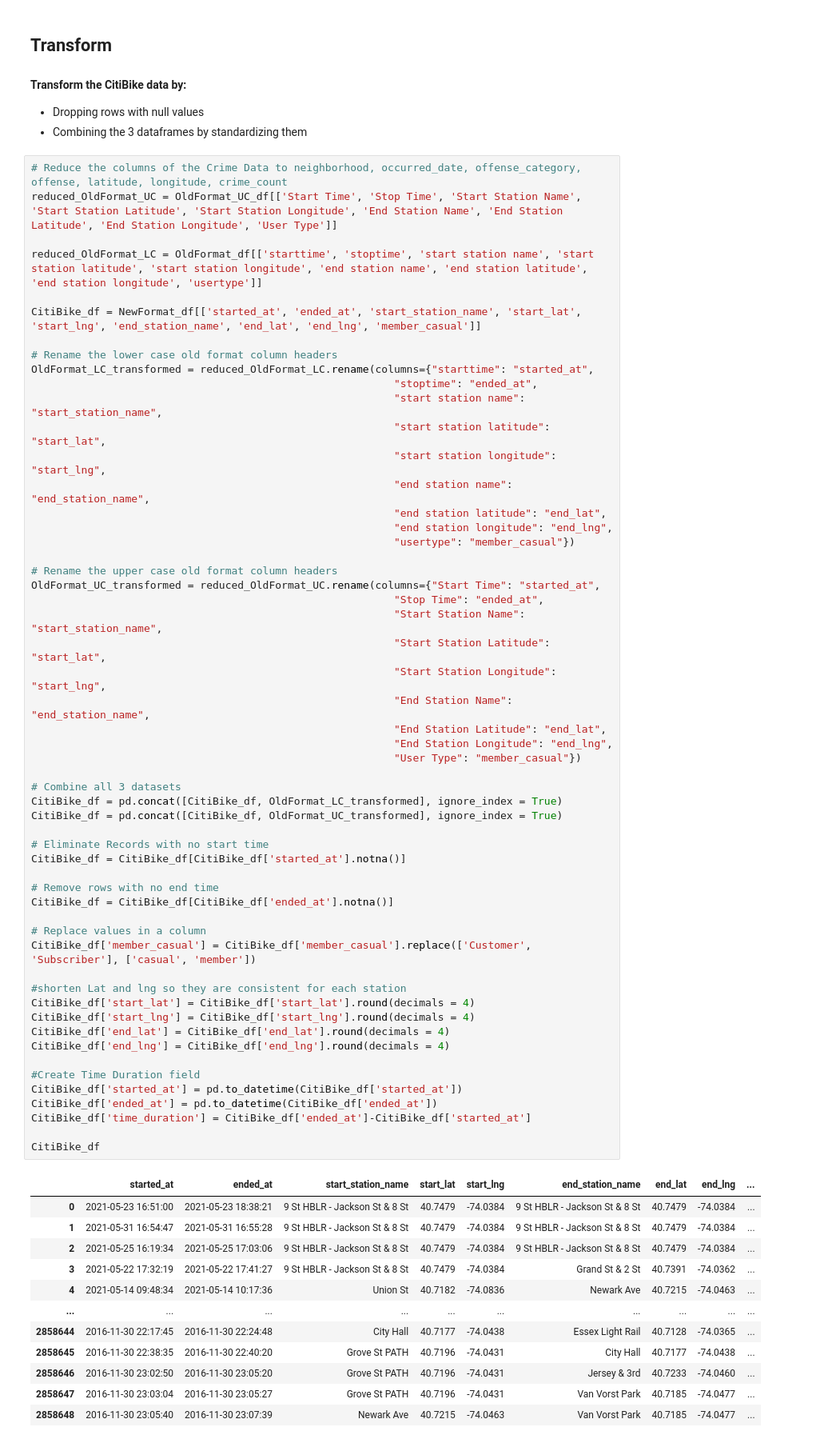
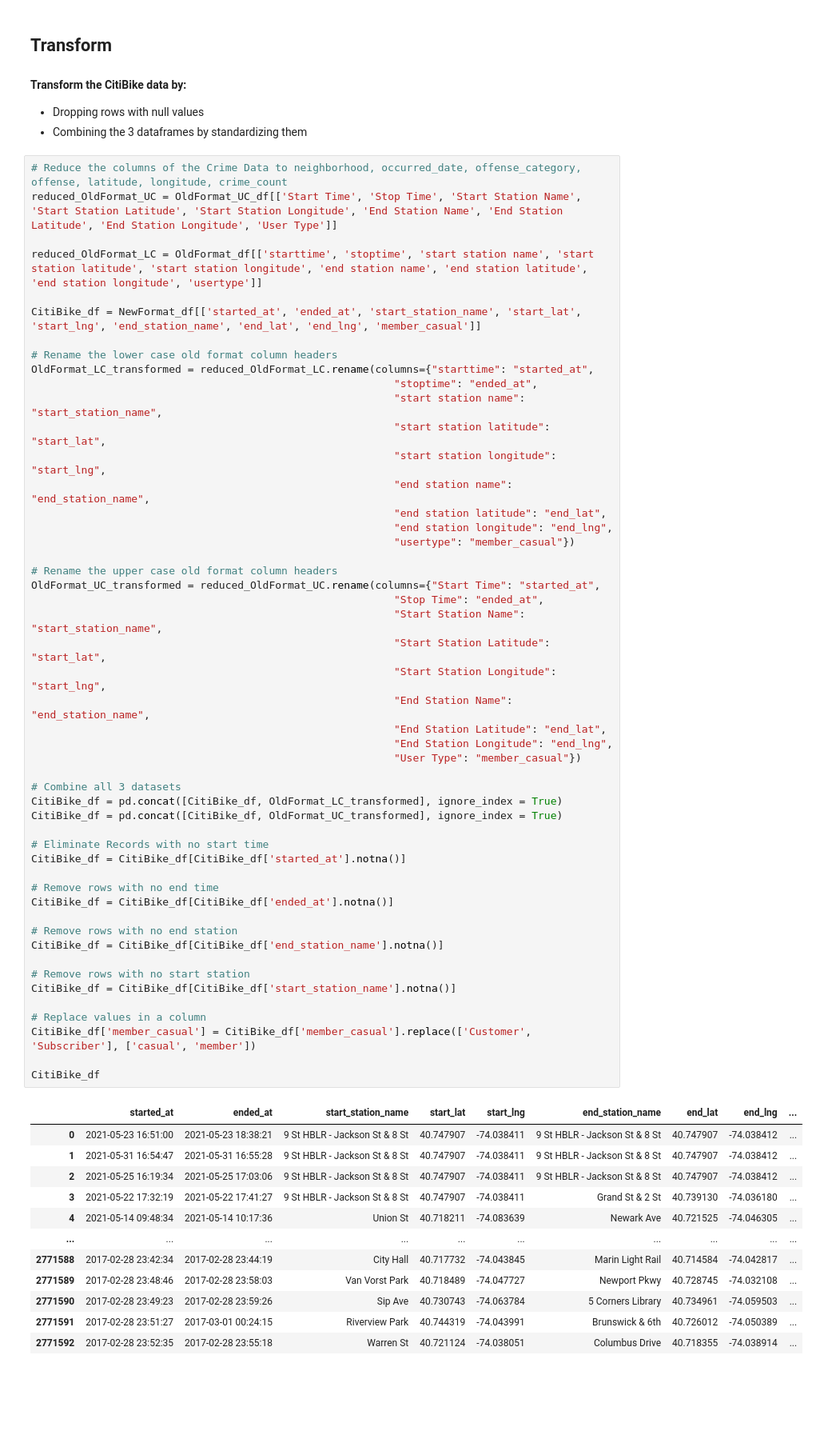
Before and after one commit to kimaprice/Citi_Bike_Analytics, a Jupyter notebook: CitiBikeETL.ipynb, the cells around one changed output. Shown: that part at 80% size. Cells and saved outputs as stored; diff of their text form; blank space fills up the shorter version.

```diff
--- a/CitiBikeETL.ipynb
+++ b/CitiBikeETL.ipynb
@@ -134,52 +135,47 @@ OldFormat_LC_transformed = reduced_OldFormat_LC.rename(columns={"starttime": "st
                                                           "end station longitude": "end_lng",
                                                           "usertype": "member_casual"})
 
 # Rename the upper case old format column headers
 OldFormat_UC_transformed = reduced_OldFormat_UC.rename(columns={"Start Time": "started_at",
                                                           "Stop Time": "ended_at",
                                                           "Start Station Name": "start_station_name",
                                                           "Start Station Latitude": "start_lat",
                                                           "Start Station Longitude": "start_lng",
                                                           "End Station Name": "end_station_name",
                                                           "End Station Latitude": "end_lat",
                                                           "End Station Longitude": "end_lng",
                                                           "User Type": "member_casual"})
 
 # Combine all 3 datasets
 CitiBike_df = pd.concat([CitiBike_df, OldFormat_LC_transformed], ignore_index = True)
 CitiBike_df = pd.concat([CitiBike_df, OldFormat_UC_transformed], ignore_index = True)
 
 # Eliminate Records with no start time
 CitiBike_df = CitiBike_df[CitiBike_df['started_at'].notna()]
 
 # Remove rows with no end time
 CitiBike_df = CitiBike_df[CitiBike_df['ended_at'].notna()]
 
+# Remove rows with no end station
+CitiBike_df = CitiBike_df[CitiBike_df['end_station_name'].notna()]
+
+# Remove rows with no start station
+CitiBike_df = CitiBike_df[CitiBike_df['start_station_name'].notna()]
+
 # Replace values in a column
 CitiBike_df['member_casual'] = CitiBike_df['member_casual'].replace(['Customer', 'Subscriber'], ['casual', 'member'])
 
-#shorten Lat and lng so they are consistent for each station
-CitiBike_df['start_lat'] = CitiBike_df['start_lat'].round(decimals = 4)
-CitiBike_df['start_lng'] = CitiBike_df['start_lng'].round(decimals = 4)
-CitiBike_df['end_lat'] = CitiBike_df['end_lat'].round(decimals = 4)
-CitiBike_df['end_lng'] = CitiBike_df['end_lng'].round(decimals = 4)
-
-#Create Time Duration field
-CitiBike_df['started_at'] = pd.to_datetime(CitiBike_df['started_at'])
-CitiBike_df['ended_at'] = pd.to_datetime(CitiBike_df['ended_at'])
-CitiBike_df['time_duration'] = CitiBike_df['ended_at']-CitiBike_df['started_at']
-
 CitiBike_df
 # %% [output]
 |  | started_at | ended_at | start_station_name | start_lat | start_lng | end_station_name | end_lat | end_lng | ... |
-| 0 | 2021-05-23 16:51:00 | 2021-05-23 18:38:21 | 9 St HBLR - Jackson St & 8 St | 40.7479 | -74.0384 | 9 St HBLR - Jackson St & 8 St | 40.7479 | -74.0384 | ... |
-| 1 | 2021-05-31 16:54:47 | 2021-05-31 16:55:28 | 9 St HBLR - Jackson St & 8 St | 40.7479 | -74.0384 | 9 St HBLR - Jackson St & 8 St | 40.7479 | -74.0384 | ... |
-| 2 | 2021-05-25 16:19:34 | 2021-05-25 17:03:06 | 9 St HBLR - Jackson St & 8 St | 40.7479 | -74.0384 | 9 St HBLR - Jackson St & 8 St | 40.7479 | -74.0384 | ... |
-| 3 | 2021-05-22 17:32:19 | 2021-05-22 17:41:27 | 9 St HBLR - Jackson St & 8 St | 40.7479 | -74.0384 | Grand St & 2 St | 40.7391 | -74.0362 | ... |
-| 4 | 2021-05-14 09:48:34 | 2021-05-14 10:17:36 | Union St | 40.7182 | -74.0836 | Newark Ave | 40.7215 | -74.0463 | ... |
+| 0 | 2021-05-23 16:51:00 | 2021-05-23 18:38:21 | 9 St HBLR - Jackson St & 8 St | 40.747907 | -74.038411 | 9 St HBLR - Jackson St & 8 St | 40.747907 | -74.038412 | ... |
+| 1 | 2021-05-31 16:54:47 | 2021-05-31 16:55:28 | 9 St HBLR - Jackson St & 8 St | 40.747907 | -74.038411 | 9 St HBLR - Jackson St & 8 St | 40.747907 | -74.038412 | ... |
+| 2 | 2021-05-25 16:19:34 | 2021-05-25 17:03:06 | 9 St HBLR - Jackson St & 8 St | 40.747907 | -74.038411 | 9 St HBLR - Jackson St & 8 St | 40.747907 | -74.038412 | ... |
+| 3 | 2021-05-22 17:32:19 | 2021-05-22 17:41:27 | 9 St HBLR - Jackson St & 8 St | 40.747907 | -74.038411 | Grand St & 2 St | 40.739130 | -74.036180 | ... |
+| 4 | 2021-05-14 09:48:34 | 2021-05-14 10:17:36 | Union St | 40.718211 | -74.083639 | Newark Ave | 40.721525 | -74.046305 | ... |
 | ... | ... | ... | ... | ... | ... | ... | ... | ... | ... |
-| 2858644 | 2016-11-30 22:17:45 | 2016-11-30 22:24:48 | City Hall | 40.7177 | -74.0438 | Essex Light Rail | 40.7128 | -74.0365 | ... |
-| 2858645 | 2016-11-30 22:38:35 | 2016-11-30 22:40:20 | Grove St PATH | 40.7196 | -74.0431 | City Hall | 40.7177 | -74.0438 | ... |
-| 2858646 | 2016-11-30 23:02:50 | 2016-11-30 23:05:20 | Grove St PATH | 40.7196 | -74.0431 | Jersey & 3rd | 40.7233 | -74.0460 | ... |
-| 2858647 | 2016-11-30 23:03:04 | 2016-11-30 23:05:27 | Grove St PATH | 40.7196 | -74.0431 | Van Vorst Park | 40.7185 | -74.0477 | ... |
-| 2858648 | 2016-11-30 23:05:40 | 2016-11-30 23:07:39 | Newark Ave | 40.7215 | -74.0463 | Van Vorst Park | 40.7185 | -74.0477 | ... |
+| 2771588 | 2017-02-28 23:42:34 | 2017-02-28 23:44:19 | City Hall | 40.717732 | -74.043845 | Marin Light Rail | 40.714584 | -74.042817 | ... |
+| 2771589 | 2017-02-28 23:48:46 | 2017-02-28 23:58:03 | Van Vorst Park | 40.718489 | -74.047727 | Newport Pkwy | 40.728745 | -74.032108 | ... |
+| 2771590 | 2017-02-28 23:49:23 | 2017-02-28 23:59:26 | Sip Ave | 40.730743 | -74.063784 | 5 Corners Library | 40.734961 | -74.059503 | ... |
+| 2771591 | 2017-02-28 23:51:27 | 2017-03-01 00:24:15 | Riverview Park | 40.744319 | -74.043991 | Brunswick & 6th | 40.726012 | -74.050389 | ... |
+| 2771592 | 2017-02-28 23:52:35 | 2017-02-28 23:55:18 | Warren St | 40.721124 | -74.038051 | Columbus Drive | 40.718355 | -74.038914 | ... |
```
Also changed, not shown: parts of 3 cells of this notebook, 6 other files.
